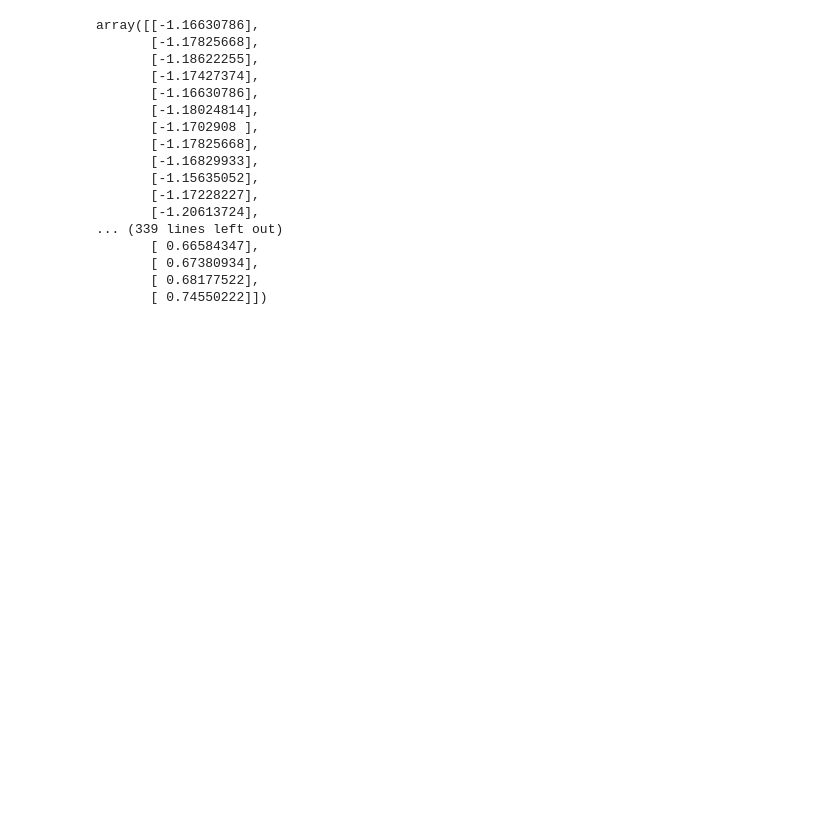
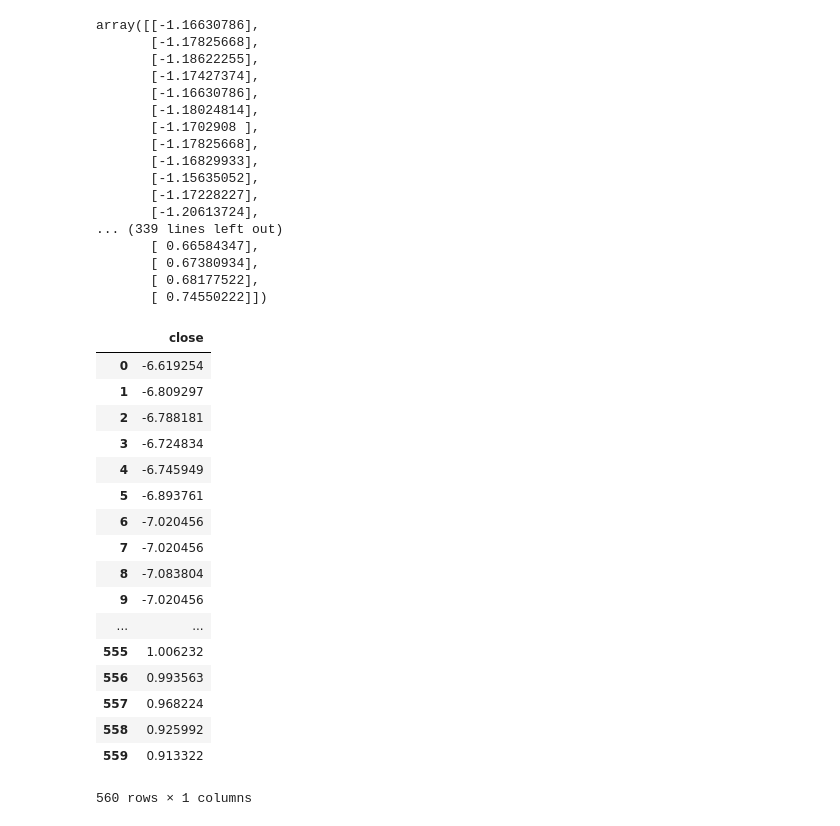
Before and after one commit to mlpanda0210/LSTM-stock-prediction, a Jupyter notebook: DIC_LSTM_stock-KOBELCO.ipynb, the cells around one changed output. Drawn from its saved outputs; the diff is of its cells as text; code cells hidden in the pictures; blank space fills up the shorter version.

```diff
--- a/DIC_LSTM_stock-KOBELCO.ipynb
+++ b/DIC_LSTM_stock-KOBELCO.ipynb
@@ -142,3 +142,24 @@ array([[-1.16630786],
        [ 0.67380934],
        [ 0.68177522],
        [ 0.74550222]])
+# %%
+data[['close']].iloc[0:split_pos]
+# %% [output]
+|  | close |
+| 0 | -6.619254 |
+| 1 | -6.809297 |
+| 2 | -6.788181 |
+| 3 | -6.724834 |
+| 4 | -6.745949 |
+| 5 | -6.893761 |
+| 6 | -7.020456 |
+| 7 | -7.020456 |
+| 8 | -7.083804 |
+| 9 | -7.020456 |
+| ... | ... |
+| 555 | 1.006232 |
+| 556 | 0.993563 |
+| 557 | 0.968224 |
+| 558 | 0.925992 |
+| 559 | 0.913322 |
+560 rows × 1 columns
```
Also changed, not shown: parts of 2 cells of this notebook.
